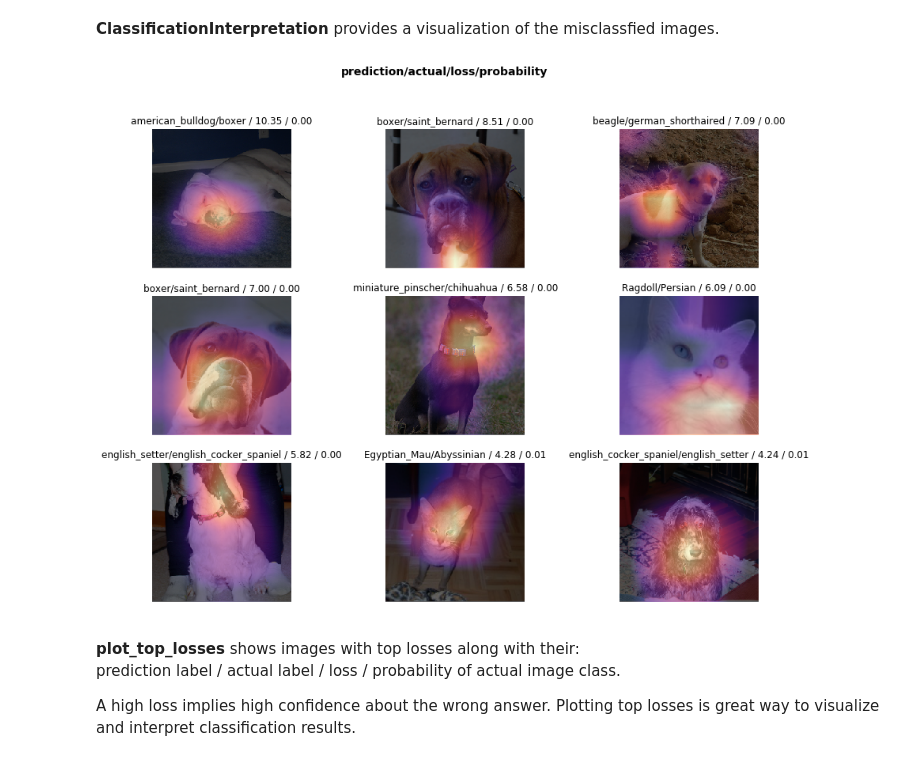
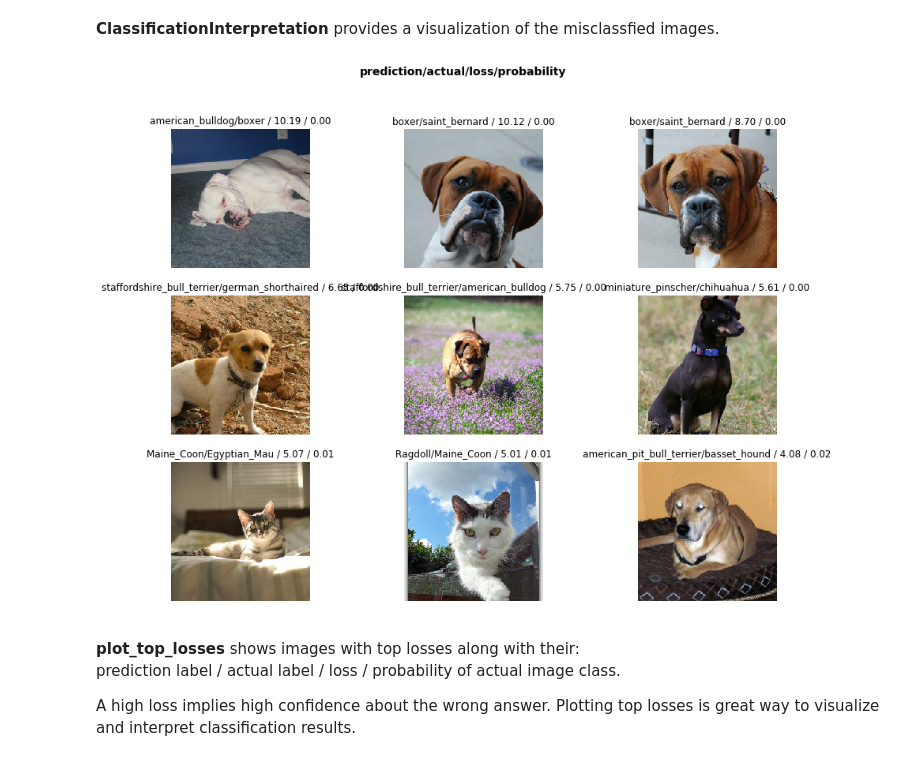
Before and after one commit to SalChem/Fastai-iNotes-iTutorials, a Jupyter notebook: Image_Recognition_Basics.ipynb, the cells around one changed output. Cells and saved outputs as stored; diff of their text form; code cells hidden in the pictures.

```diff
--- a/Image_Recognition_Basics.ipynb
+++ b/Image_Recognition_Basics.ipynb
@@ -177,9 +182,9 @@ interp = ClassificationInterpretation.from_learner(learn)
 # %% [markdown]
 **ClassificationInterpretation** provides a visualization of the misclassfied images.
 # %%
-interp.plot_top_losses(9, figsize=(15,11))
+interp.plot_top_losses(9, figsize=(15,11), heatmap=False)
 # %% [output]
-[figure, old version]
+[figure, new version]
 # %% [markdown]
 **plot_top_losses** shows images with top losses along with their: <br>prediction label / actual label / loss / probability of actual image class.
 
```
Also changed, not shown: parts of 12 cells of this notebook.
